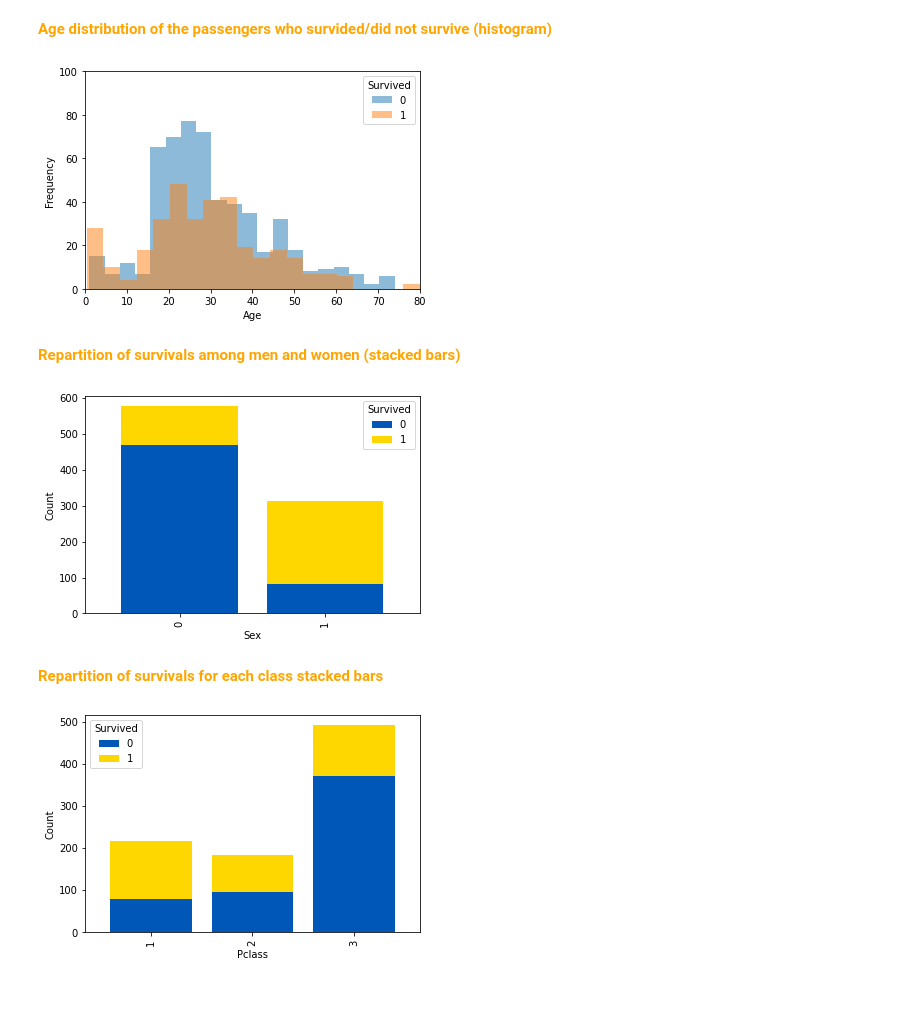
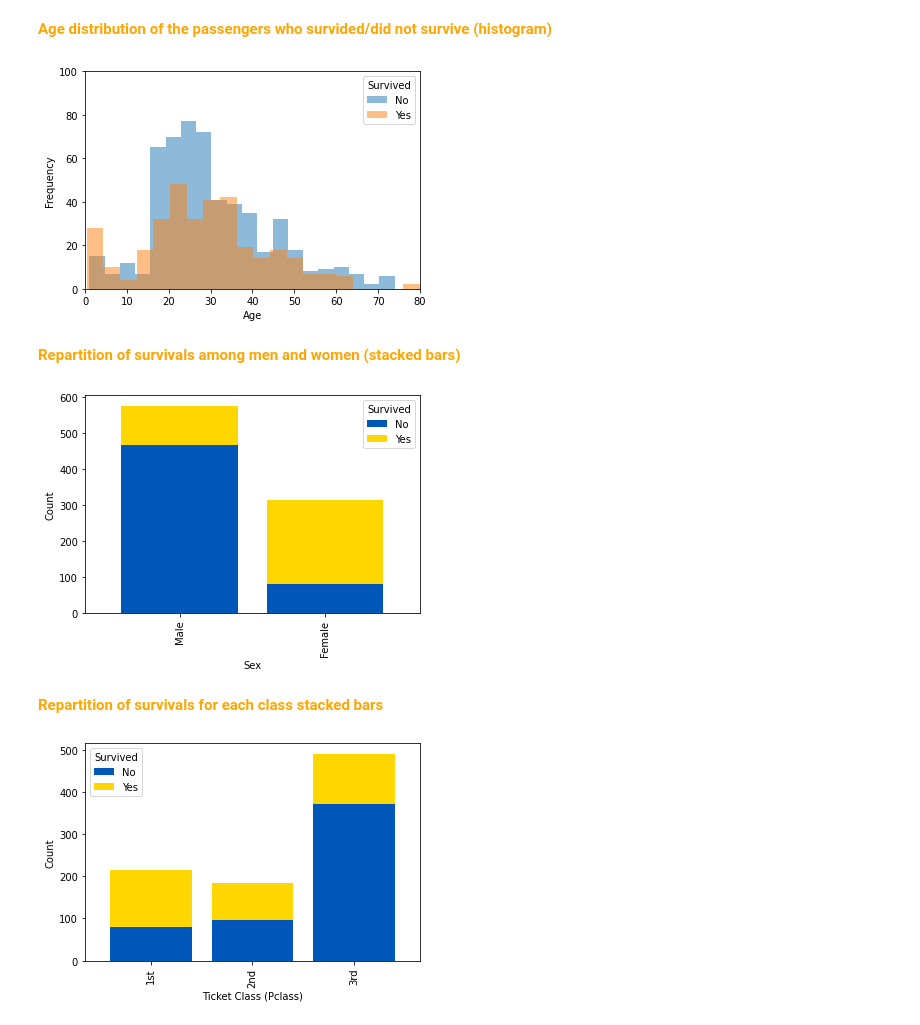
Before and after one commit to ediziks/EPITA-DSA-Notes, a Jupyter notebook: FoundationsOfStatisticalAnalysisAndMachineLearning[FSAML]/class1/Assignment1/ML_course01_practice.ipynb, the cells around one changed output. Cells and saved outputs as stored; diff of their text form; code cells hidden in the pictures; blank space fills up the shorter version.

```diff
--- a/FoundationsOfStatisticalAnalysisAndMachineLearning[FSAML]/class1/Assignment1/ML_course01_practice.ipynb
+++ b/FoundationsOfStatisticalAnalysisAndMachineLearning[FSAML]/class1/Assignment1/ML_course01_practice.ipynb
@@ -171,25 +171,30 @@ Name: Survived, dtype: float64
 plt.xlabel('Age')
 plt.xlim(0,80)
 plt.ylim(0,100)
-plt.legend(title='Survived')
+plt.legend(['No', 'Yes'], title='Survived', )
 plt.show()
 # %% [output]
-[figure, old version]
+[figure, new version]
 # %% [markdown]
 <span style="color:Orange">**Repartition of survivals among men and women (stacked bars)**<span>
 # %%
 dataset.groupby(['Sex', 'Survived']).size().unstack().plot(kind='bar', stacked=True, color=['#0057b7', '#ffd700'], width=0.8)
 
 plt.ylabel('Count')
+plt.xticks((0, 1), ('Male', 'Female'))
+plt.legend(['No', 'Yes'], title='Survived')
 plt.show()
 # %% [output]
-[figure, old version]
+[figure, new version]
 # %% [markdown]
 <span style="color:Orange">**Repartition of survivals for each class stacked bars**<span>
 # %%
 dataset.groupby(['Pclass', 'Survived']).size().unstack().plot(kind='bar', stacked=True, color=['#0057b7', '#ffd700'], width=0.8)
 
 plt.ylabel('Count')
+plt.xticks((0, 1, 2), ('1st', '2nd', '3rd'))
+plt.xlabel('Ticket Class (Pclass)')
+plt.legend(['No', 'Yes'], title='Survived')
 plt.show()
 # %% [output]
-[figure, old version]
+[figure, new version]
```
Also changed, not shown: parts of 6 cells of this notebook.
